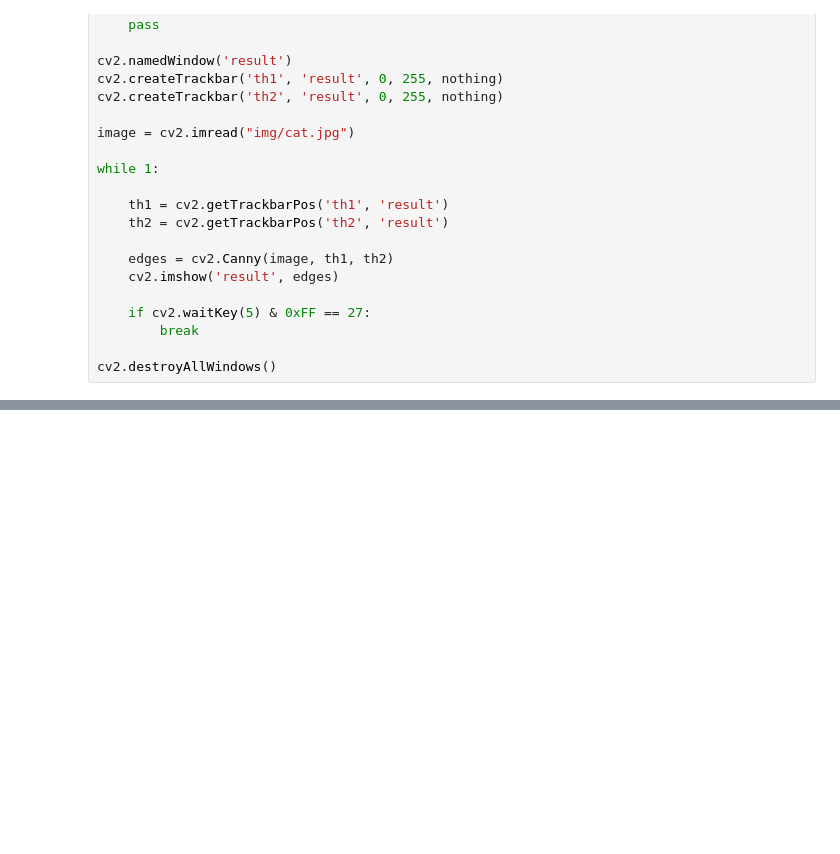
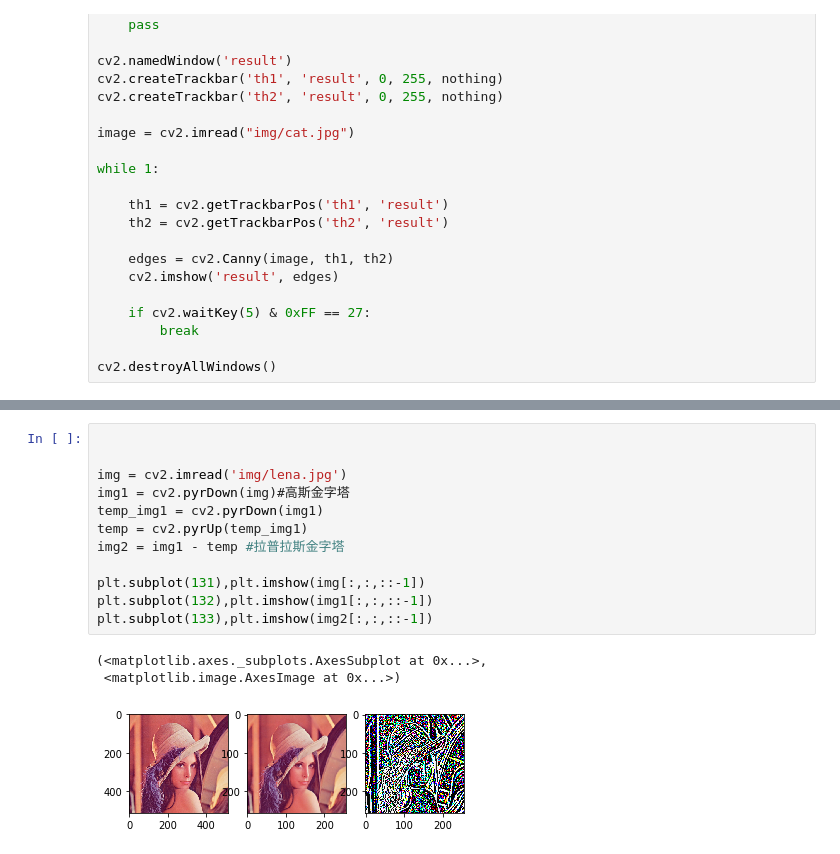
Before and after one commit to zoudong0836/JupyterNotebookRepo, a Jupyter notebook: OpenCV-Toturial-01.ipynb, the cells around one changed output, grey strips where cells are left out. Saved outputs shown, nothing was run; the diff lists cells and outputs as text; blank space fills up the shorter version.

```diff
--- a/OpenCV-Toturial-01.ipynb
+++ b/OpenCV-Toturial-01.ipynb
@@ -599,0 +651,16 @@ cv2.destroyAllWindows()
+# %%
+
+
+img = cv2.imread('img/lena.jpg')
+img1 = cv2.pyrDown(img)#高斯金字塔
+temp_img1 = cv2.pyrDown(img1)
+temp = cv2.pyrUp(temp_img1)
+img2 = img1 - temp #拉普拉斯金字塔
+
+plt.subplot(131),plt.imshow(img[:,:,::-1])
+plt.subplot(132),plt.imshow(img1[:,:,::-1])
+plt.subplot(133),plt.imshow(img2[:,:,::-1])
+# %% [output]
+(<matplotlib.axes._subplots.AxesSubplot at 0x...>,
+ <matplotlib.image.AxesImage at 0x...>)
+[figure, added]
```
Also changed, not shown: parts of 2 cells of this notebook, 7 other files.
